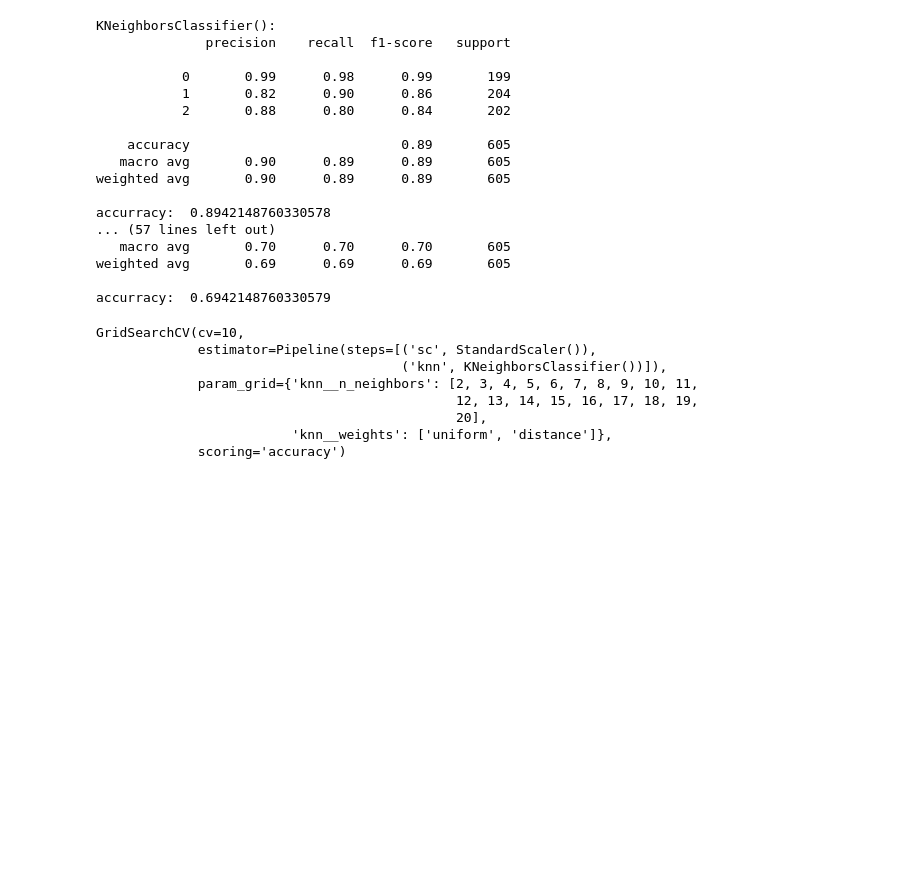
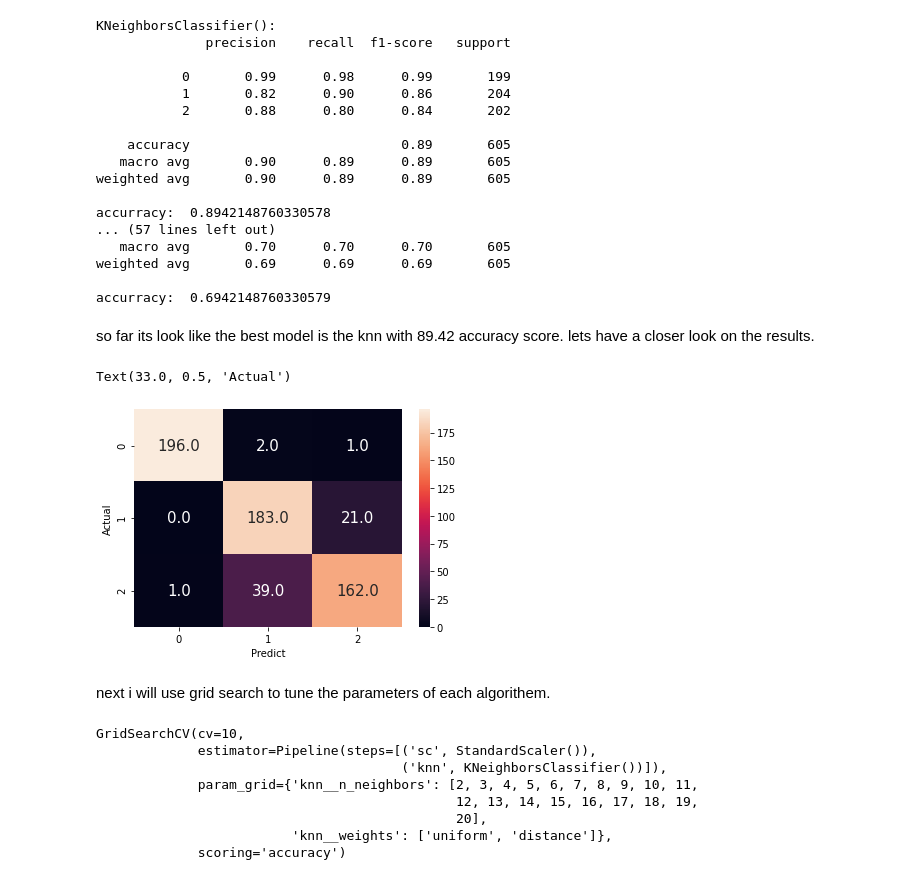
Before and after one commit to or-yitshak/Final-Project-Semester-B, a Jupyter notebook: Notebook 4.ipynb, the cells around one changed output. Drawn from its saved outputs; the diff is of its cells as text; code cells hidden in the pictures; blank space fills up the shorter version.

```diff
--- a/Notebook 4.ipynb
+++ b/Notebook 4.ipynb
@@ -249,21 +206,9 @@ X_train=train_data.drop(['label','Time',' Frame ID',' # hands'], axis = 1)
 alon_test_list = [itiel_alon,mor_alon,oded_alon]
 spon_test_list = [itiel_spon,mor_spon,oded_spon]
 sync_test_list = [itiel_sync,mor_sync,oded_sync]
+alon_test = get_data2(alon_test_list, True)
+spon_test = get_data2(spon_test_list, False)
+sync_test = get_data2(sync_test_list, False)
+alon_test['label']=0
+spon_test['label']=1
+sync_test['label']=2
-# %%
-spon_test=[]
-for i in spon_test_list:
-    df = get_data2(i)
-    spon_test.append(df)
-spon_test = pd.concat(spon_test)
-# %%
-sync_test=[]
-for i in sync_test_list:
-    df = get_data2(i)
-    sync_test.append(df)
-sync_test = pd.concat(sync_test)
-# %%
-alon_test=[]
-for i in alon_test_list:
-    df = get_data2(alone_transform(i))
-    alon_test.append(df)
-alon_test = pd.concat(alon_test)
@@ -330,3 +284,5 @@ accurracy:  0.8942148760330578
 weighted avg       0.69      0.69      0.69       605
 
 accurracy:  0.6942148760330579
+# %% [markdown]
+so far its look like the best model is the knn with 89.42 accuracy score. lets have a closer look on the results.
@@ -333,3 +291,13 @@ accurracy:  0.6942148760330579
+# %%
+cm = confusion_matrix(y_test,y_pred)
+sns.heatmap(cm,annot=True,annot_kws = {'size':15},fmt=".1f")
+plt.xlabel("Predict")
+plt.ylabel("Actual")
+# %% [output]
+Text(33.0, 0.5, 'Actual')
+[figure, added]
+# %% [markdown]
+next i will use grid search to tune the parameters of each algorithem.
 # %%
 pipe_knn = Pipeline(steps=[('sc',sc), ('knn', knn)])
 pipe_dtc = Pipeline(steps=[('sc',sc), ('dtc', dtc)])
```
Also changed, not shown: parts of 177 cells of this notebook.
